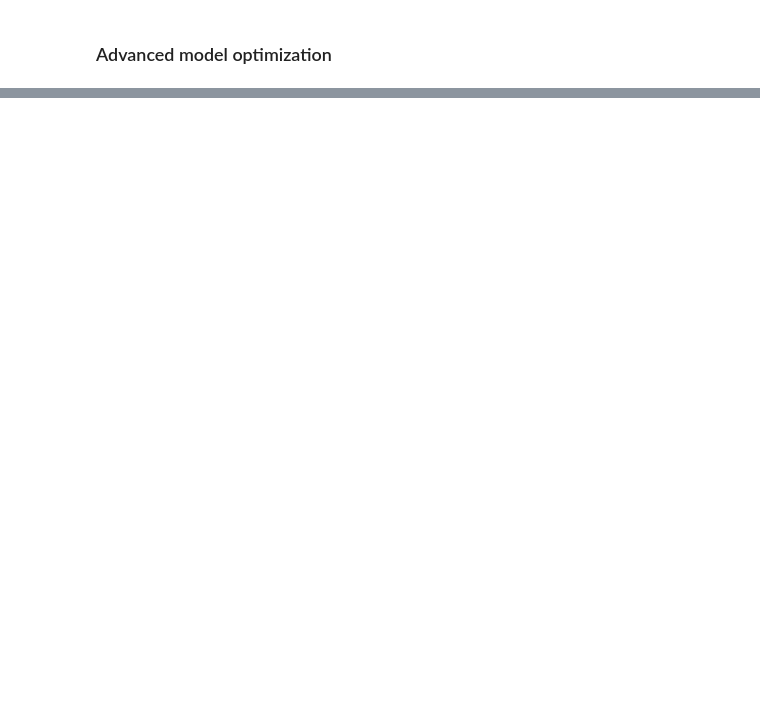
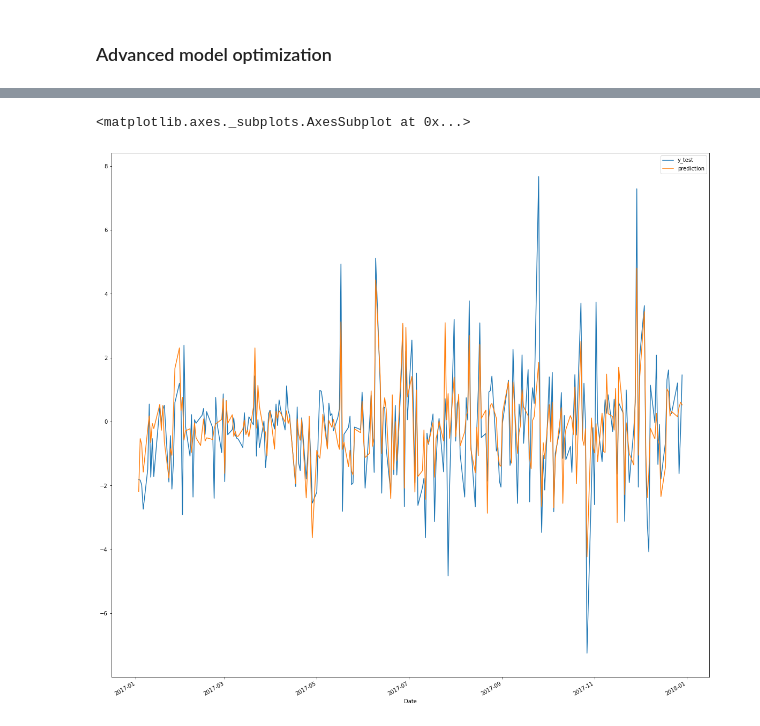
Before and after one commit to CapronYoan/Facebook_ML_shares_predictions, a Jupyter notebook: Facebook shares predictions with machine learning.ipynb, the cells around one changed output, grey strips where cells are left out. Saved outputs shown, nothing was run; the diff lists cells and outputs as text; code cells hidden in the pictures; blank space fills up the shorter version.

```diff
--- a/Facebook shares predictions with machine learning.ipynb
+++ b/Facebook shares predictions with machine learning.ipynb
@@ -94,0 +148,9 @@ plt.plot(N, val_score.mean(axis=1))
+# %%
+# create a Pandas DataFrame with target test set as y_test and model prediction of test features set
+grid_comparison = pd.DataFrame({"y_test": y_test, "prediction": grid.predict(X_test)})
+# %%
+# to plot advanced model prediction result in front of keep Facebook shares
+grid_comparison.plot(figsize=(20, 20))
+# %% [output]
+<matplotlib.axes._subplots.AxesSubplot at 0x...>
+[figure, added]
```
Also changed, not shown: parts of 14 cells of this notebook.
